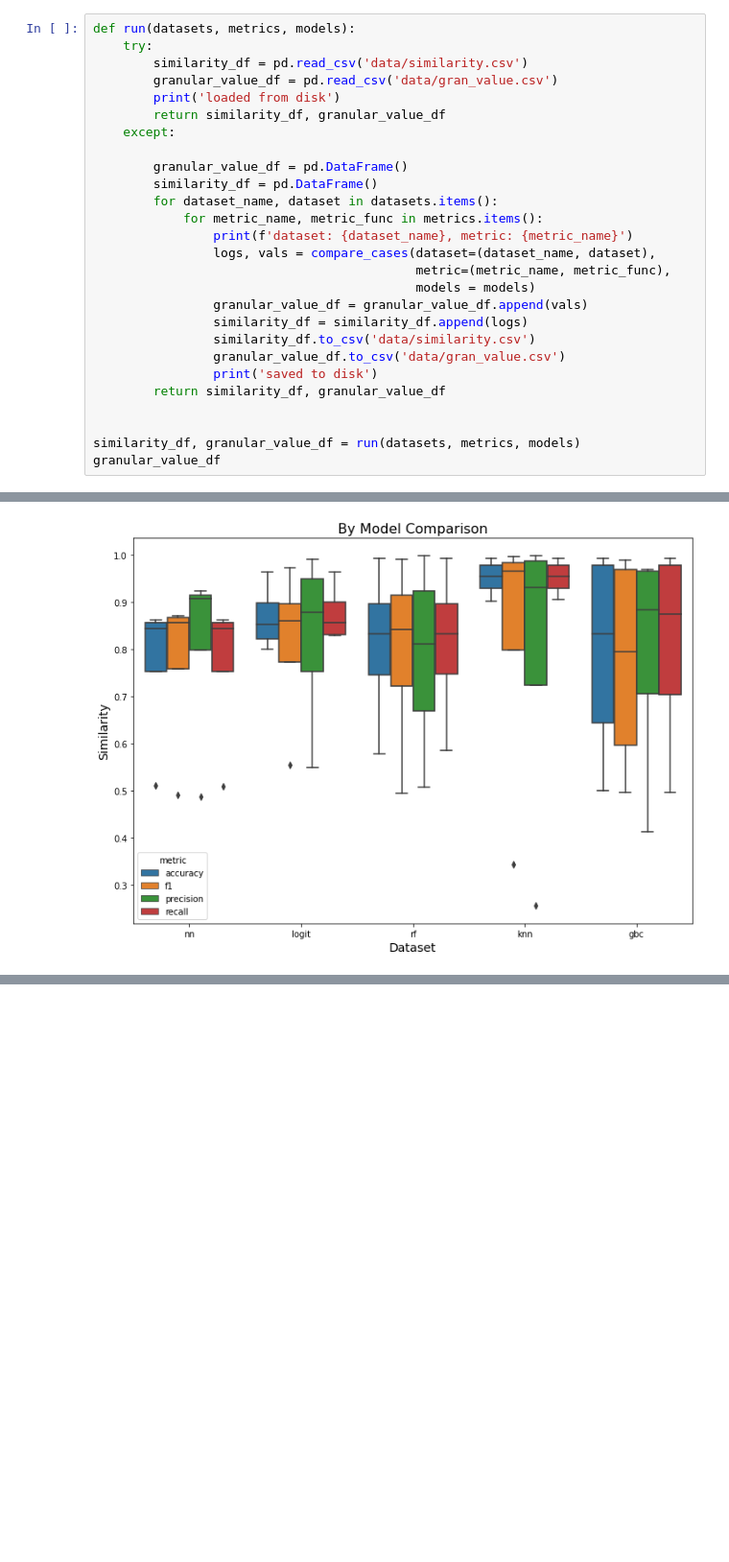
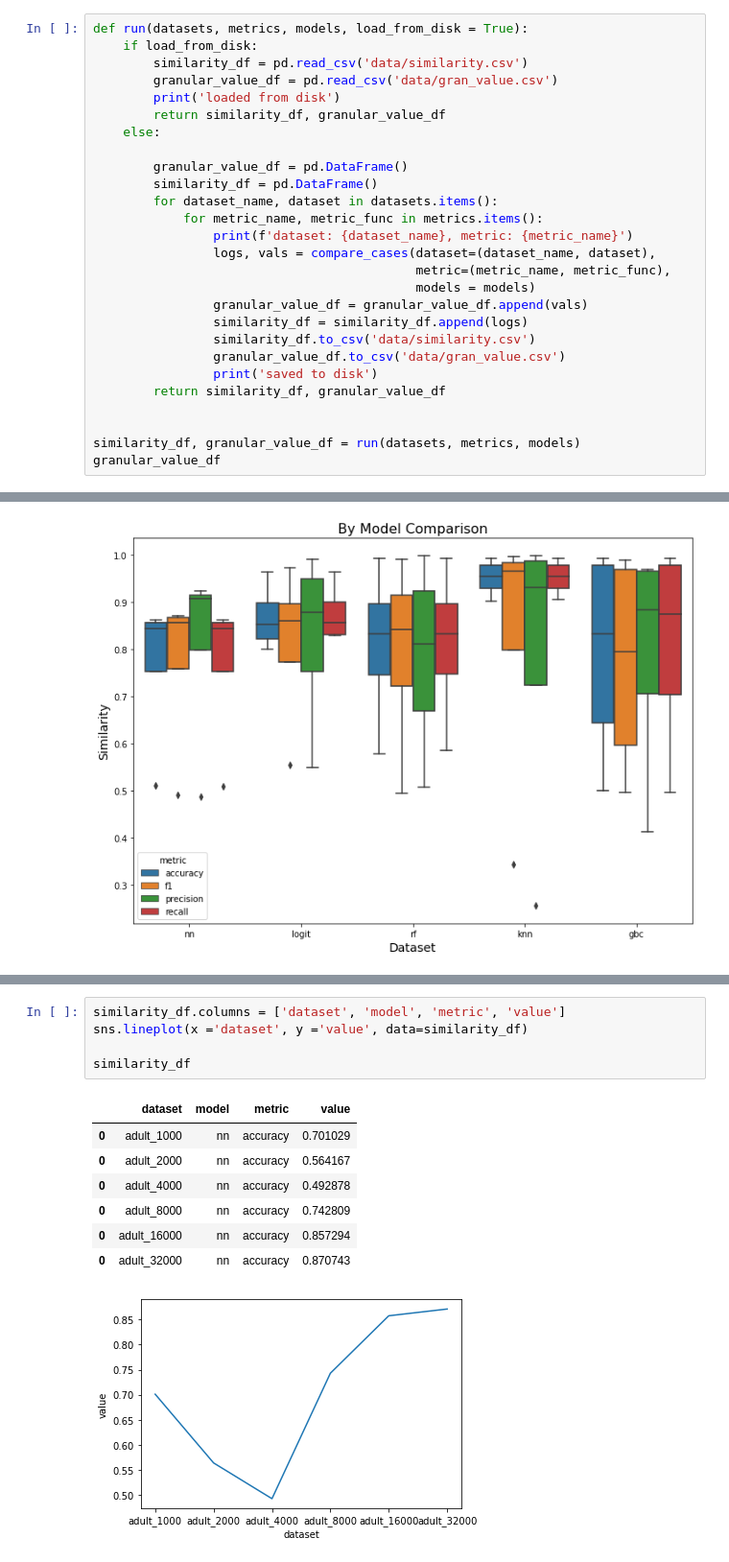
Before and after one commit to jacobdineen/explainability_2022, a Jupyter notebook: main.ipynb, the cells around one changed output, grey strips where cells are left out. Shown: that part at 96% size. Drawn from its saved outputs; the diff is of its cells as text; blank space fills up the shorter version.

```diff
--- a/main.ipynb
+++ b/main.ipynb
@@ -45,13 +45,13 @@ metrics = {
 
 datasets = fetch_datasets()
 # %%
-def run(datasets, metrics, models):
-    try:
+def run(datasets, metrics, models, load_from_disk = True):
+    if load_from_disk:
         similarity_df = pd.read_csv('data/similarity.csv')
         granular_value_df = pd.read_csv('data/gran_value.csv')
         print('loaded from disk')
         return similarity_df, granular_value_df
-    except:
+    else:
 
         granular_value_df = pd.DataFrame()
         similarity_df = pd.DataFrame()
@@ -176,0 +237,14 @@ plt.savefig('sample.png')
+# %%
+similarity_df.columns = ['dataset', 'model', 'metric', 'value']
+sns.lineplot(x ='dataset', y ='value', data=similarity_df)
+
+similarity_df
+# %% [output]
+|  | dataset | model | metric | value |
+| 0 | adult_1000 | nn | accuracy | 0.701029 |
+| 0 | adult_2000 | nn | accuracy | 0.564167 |
+| 0 | adult_4000 | nn | accuracy | 0.492878 |
+| 0 | adult_8000 | nn | accuracy | 0.742809 |
+| 0 | adult_16000 | nn | accuracy | 0.857294 |
+| 0 | adult_32000 | nn | accuracy | 0.870743 |
+[figure, added]
```
Also changed, not shown: parts of 5 cells of this notebook, 5 other files.
